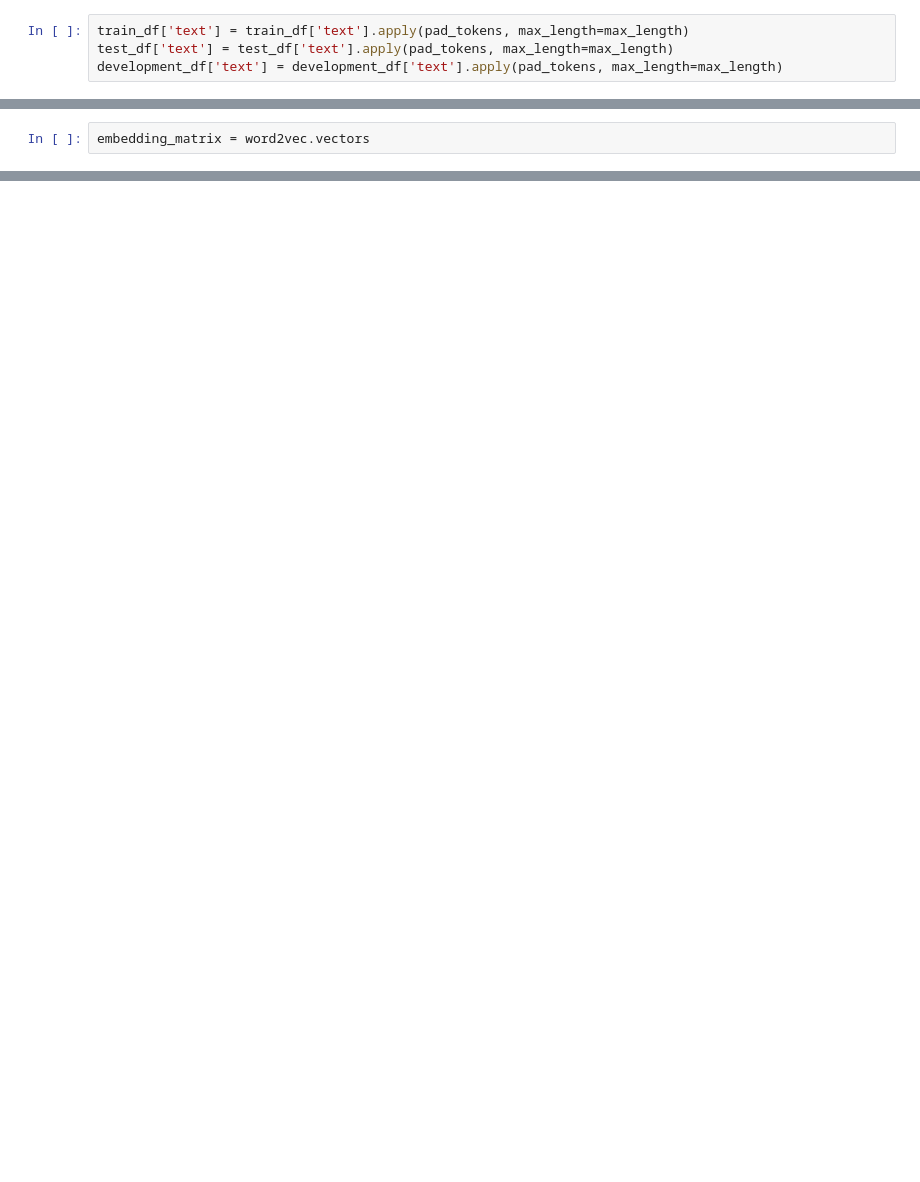
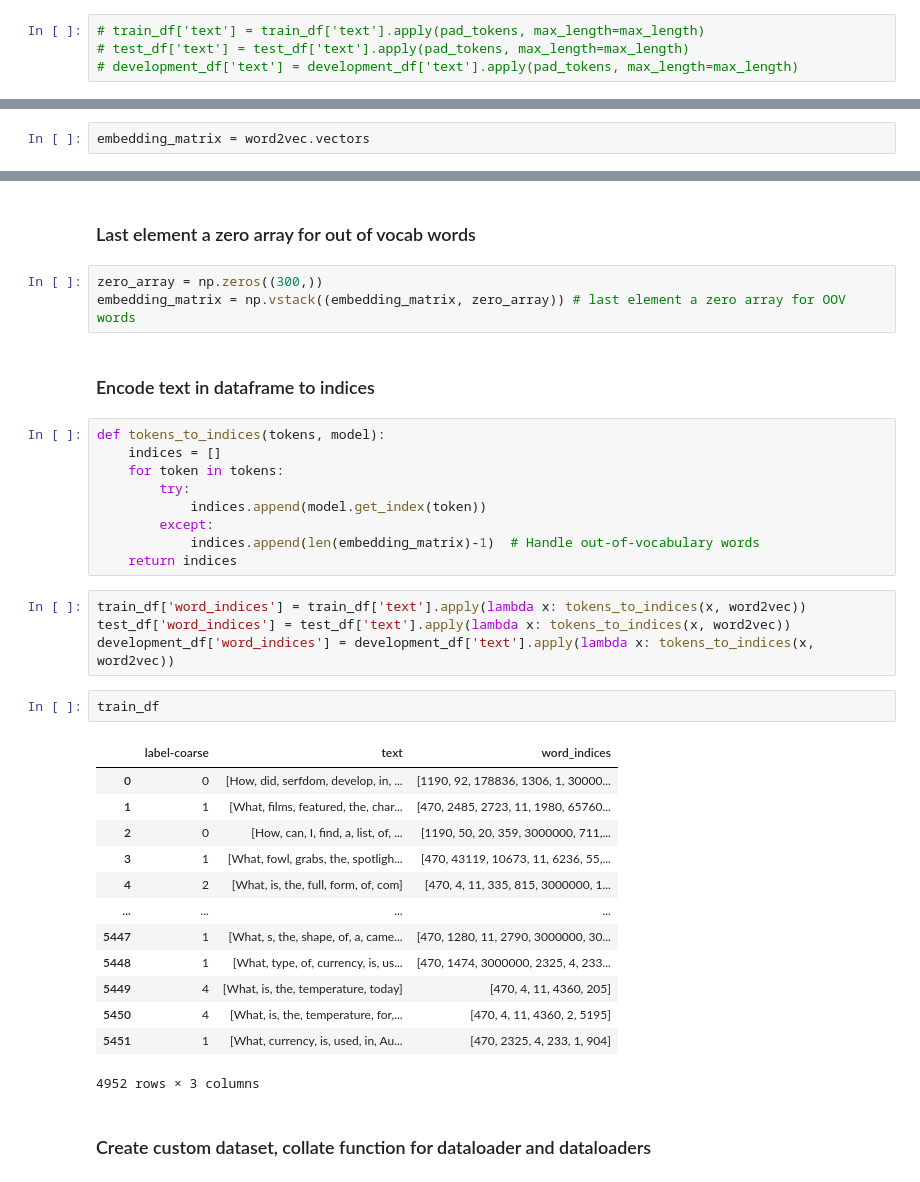
Before and after one commit to md-zaki/CZ4045_NLP_Group_Project, a Jupyter notebook: LSTM_part_2.ipynb, the cells around one changed output, grey strips where cells are left out. Drawn from its saved outputs; the diff is of its cells as text; blank space fills up the shorter version.

```diff
--- a/LSTM_part_2.ipynb
+++ b/LSTM_part_2.ipynb
@@ -105,4 +119,4 @@ max_length = max(train_df['text'].apply(len))
 # %%
-train_df['text'] = train_df['text'].apply(pad_tokens, max_length=max_length)
-test_df['text'] = test_df['text'].apply(pad_tokens, max_length=max_length)
-development_df['text'] = development_df['text'].apply(pad_tokens, max_length=max_length)
+# train_df['text'] = train_df['text'].apply(pad_tokens, max_length=max_length)
+# test_df['text'] = test_df['text'].apply(pad_tokens, max_length=max_length)
+# development_df['text'] = development_df['text'].apply(pad_tokens, max_length=max_length)
@@ -112,0 +131,38 @@ embedding_matrix = word2vec.vectors
+# %% [markdown]
+### Last element a zero array for out of vocab words
+# %%
+zero_array = np.zeros((300,))
+embedding_matrix = np.vstack((embedding_matrix, zero_array)) # last element a zero array for OOV words
+# %% [markdown]
+### Encode text in dataframe to indices
+# %%
+def tokens_to_indices(tokens, model):
+    indices = []
+    for token in tokens:
+        try:
+            indices.append(model.get_index(token))
+        except:
+            indices.append(len(embedding_matrix)-1)  # Handle out-of-vocabulary words
+    return indices
+# %%
+train_df['word_indices'] = train_df['text'].apply(lambda x: tokens_to_indices(x, word2vec))
+test_df['word_indices'] = test_df['text'].apply(lambda x: tokens_to_indices(x, word2vec))
+development_df['word_indices'] = development_df['text'].apply(lambda x: tokens_to_indices(x, word2vec))
+# %%
+train_df
+# %% [output]
+|  | label-coarse | text | word_indices |
+| 0 | 0 | [How, did, serfdom, develop, in, ... | [1190, 92, 178836, 1306, 1, 30000... |
+| 1 | 1 | [What, films, featured, the, char... | [470, 2485, 2723, 11, 1980, 65760... |
+| 2 | 0 | [How, can, I, find, a, list, of, ... | [1190, 50, 20, 359, 3000000, 711,... |
+| 3 | 1 | [What, fowl, grabs, the, spotligh... | [470, 43119, 10673, 11, 6236, 55,... |
+| 4 | 2 | [What, is, the, full, form, of, com] | [470, 4, 11, 335, 815, 3000000, 1... |
+| ... | ... | ... | ... |
+| 5447 | 1 | [What, s, the, shape, of, a, came... | [470, 1280, 11, 2790, 3000000, 30... |
+| 5448 | 1 | [What, type, of, currency, is, us... | [470, 1474, 3000000, 2325, 4, 233... |
+| 5449 | 4 | [What, is, the, temperature, today] | [470, 4, 11, 4360, 205] |
+| 5450 | 4 | [What, is, the, temperature, for,... | [470, 4, 11, 4360, 2, 5195] |
+| 5451 | 1 | [What, currency, is, used, in, Au... | [470, 2325, 4, 233, 1, 904] |
+4952 rows × 3 columns
+# %% [markdown]
+### Create custom dataset, collate function for dataloader and dataloaders
```
Also changed, not shown: parts of 38 cells of this notebook.
